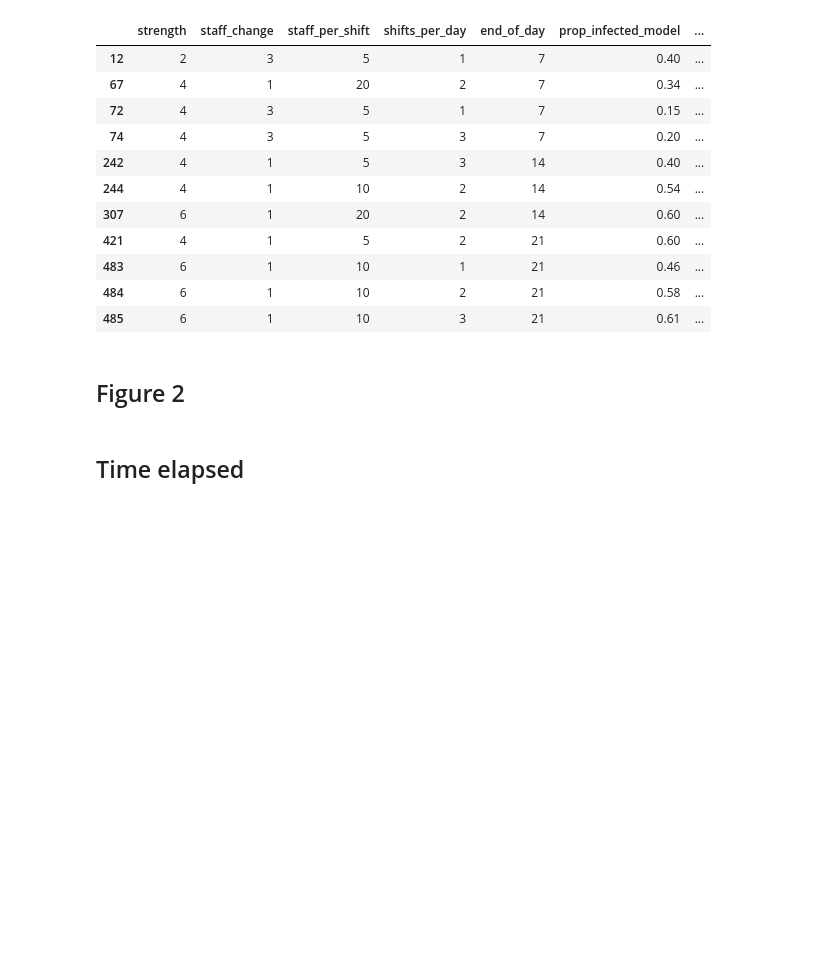
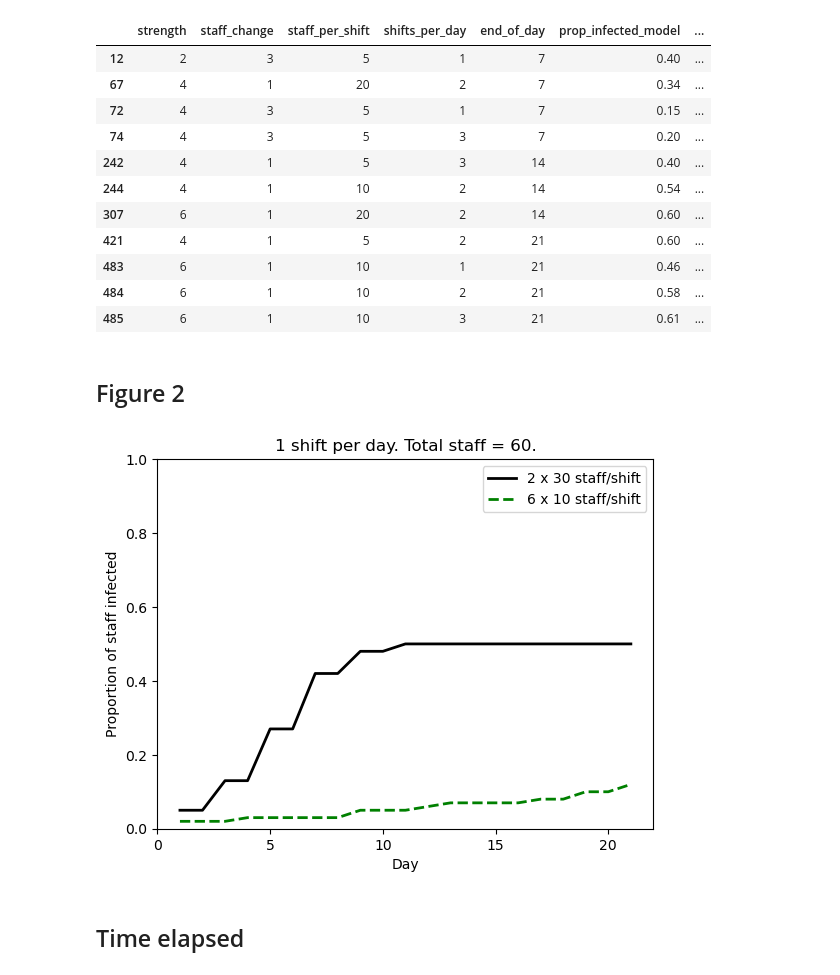
Before and after one commit to pythonhealthdatascience/stars-reproduce-lim-2020, a Jupyter notebook: reproduction/scripts/reproduction.ipynb, the cells around one changed output. Saved outputs shown, nothing was run; the diff lists cells and outputs as text; code cells hidden in the pictures; blank space fills up the shorter version.

Commit message:
feat(reproduction): produced figure 2a

```diff
--- a/reproduction/scripts/reproduction.ipynb
+++ b/reproduction/scripts/reproduction.ipynb
@@ -236,3 +217,31 @@ Name: diff, dtype: float64
+# %%
+# Line 1 in Figure 2A
+fig2a_l1 = model_base15.loc[
+    (model_base15['shifts_per_day'] == 1) &
+    (model_base15['staff_per_shift'] == 30) &
+    (model_base15['strength'] == 2) &
+    (model_base15['staff_change']==1), ['end_of_day', 'prop_infected']]
+fig2a_l1.set_index('end_of_day', inplace=True)
+
+# Line 2 in Figure 2A
+fig2a_l2 = model_base15.loc[
+    (model_base15['shifts_per_day'] == 1) &
+    (model_base15['staff_per_shift'] == 10) &
+    (model_base15['strength'] == 6) &
+    (model_base15['staff_change']==1), ['end_of_day', 'prop_infected']]
+fig2a_l2.set_index('end_of_day', inplace=True)
+
+plt.plot(fig2a_l1, label='2 x 30 staff/shift', color='black', linewidth=2)
+plt.plot(fig2a_l2, label='6 x 10 staff/shift', color='green', linestyle='--', linewidth=2)
+plt.xlabel('Day')
+plt.xticks(np.arange(0, 21, 5))
+plt.ylabel('Proportion of staff infected')
+plt.ylim(0, 1)
+plt.title('1 shift per day. Total staff = 60.')
+plt.legend()
+plt.show()
+# %% [output]
+[figure, added]
 # %% [markdown]
 ## Time elapsed
 # %%
```
Also changed, not shown: parts of 4 cells of this notebook.
